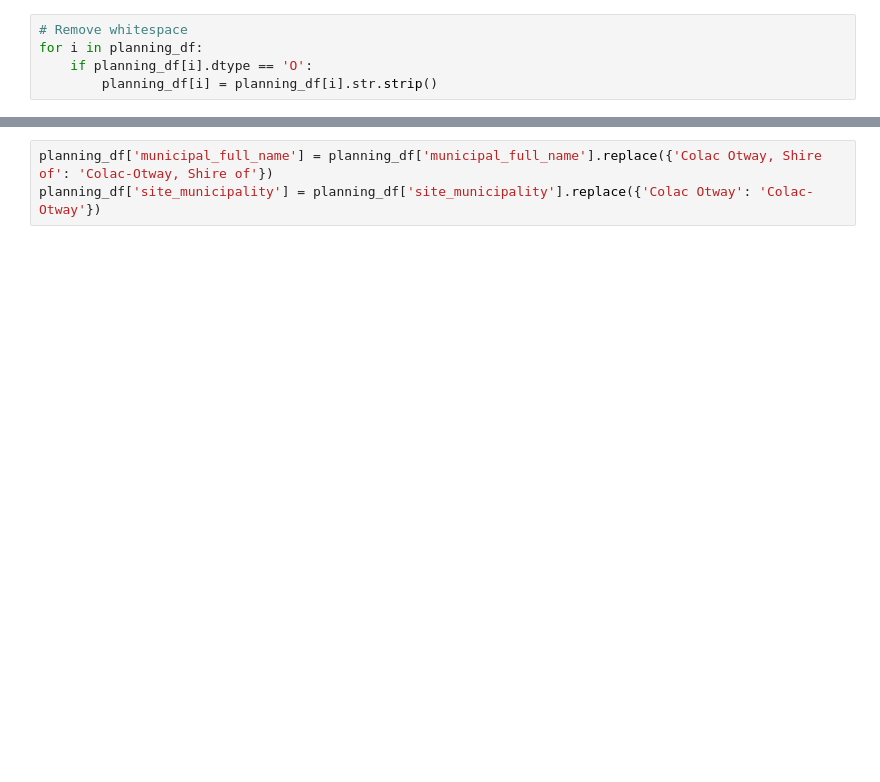
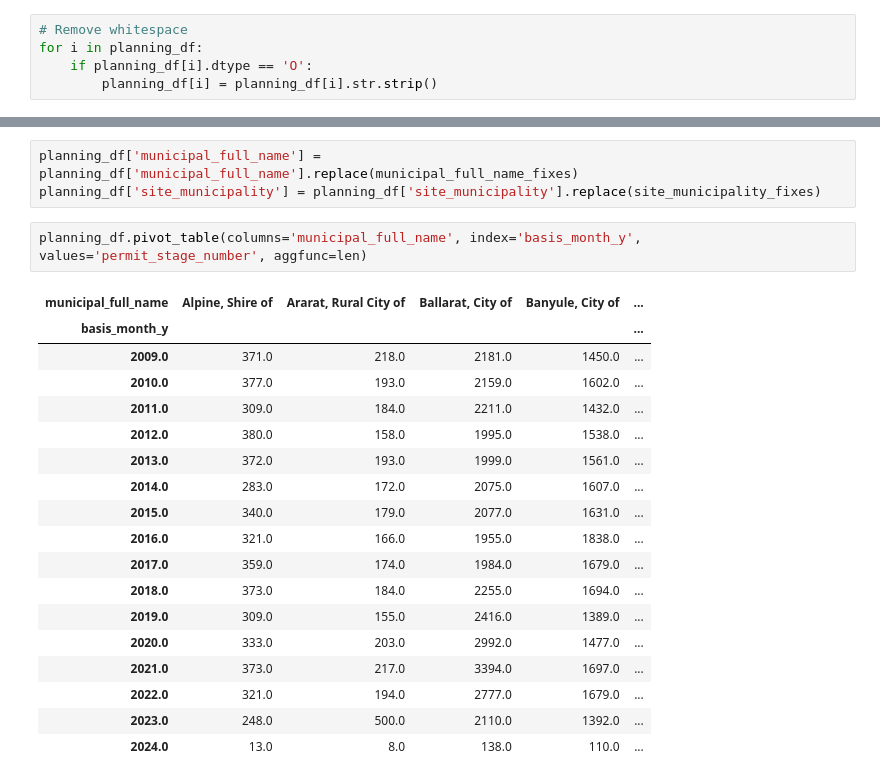
Before and after one commit to ryanward-io/vic_building_data, a Jupyter notebook: 2_clean_vba_data.ipynb, the cells around one changed output, grey strips where cells are left out. Saved outputs shown, nothing was run; the diff lists cells and outputs as text; blank space fills up the shorter version.

```diff
--- a/2_clean_vba_data.ipynb
+++ b/2_clean_vba_data.ipynb
@@ -950,6 +977,27 @@ for i in planning_df:
 # %%
-planning_df['municipal_full_name'] = planning_df['municipal_full_name'].replace({'Colac Otway, Shire of': 'Colac-Otway, Shire of'})
-planning_df['site_municipality'] = planning_df['site_municipality'].replace({'Colac Otway': 'Colac-Otway'})
+planning_df['municipal_full_name'] = planning_df['municipal_full_name'].replace(municipal_full_name_fixes)
+planning_df['site_municipality'] = planning_df['site_municipality'].replace(site_municipality_fixes)
+# %%
+planning_df.pivot_table(columns='municipal_full_name', index='basis_month_y', values='permit_stage_number', aggfunc=len)
+# %% [output]
+| municipal_full_name | Alpine, Shire of | Ararat, Rural City of | Ballarat, City of | Banyule, City of | ... |
+| basis_month_y |  |  |  |  | ... |
+| 2009.0 | 371.0 | 218.0 | 2181.0 | 1450.0 | ... |
+| 2010.0 | 377.0 | 193.0 | 2159.0 | 1602.0 | ... |
+| 2011.0 | 309.0 | 184.0 | 2211.0 | 1432.0 | ... |
+| 2012.0 | 380.0 | 158.0 | 1995.0 | 1538.0 | ... |
+| 2013.0 | 372.0 | 193.0 | 1999.0 | 1561.0 | ... |
+| 2014.0 | 283.0 | 172.0 | 2075.0 | 1607.0 | ... |
+| 2015.0 | 340.0 | 179.0 | 2077.0 | 1631.0 | ... |
+| 2016.0 | 321.0 | 166.0 | 1955.0 | 1838.0 | ... |
+| 2017.0 | 359.0 | 174.0 | 1984.0 | 1679.0 | ... |
+| 2018.0 | 373.0 | 184.0 | 2255.0 | 1694.0 | ... |
+| 2019.0 | 309.0 | 155.0 | 2416.0 | 1389.0 | ... |
+| 2020.0 | 333.0 | 203.0 | 2992.0 | 1477.0 | ... |
+| 2021.0 | 373.0 | 217.0 | 3394.0 | 1697.0 | ... |
+| 2022.0 | 321.0 | 194.0 | 2777.0 | 1679.0 | ... |
+| 2023.0 | 248.0 | 500.0 | 2110.0 | 1392.0 | ... |
+| 2024.0 | 13.0 | 8.0 | 138.0 | 110.0 | ... |
 # %%
 planning_df.pivot_table(columns='site_municipality', index='basis_month_y', values='permit_stage_number', aggfunc=len)
 # %% [output]
```
Also changed, not shown: parts of 26 cells of this notebook.
